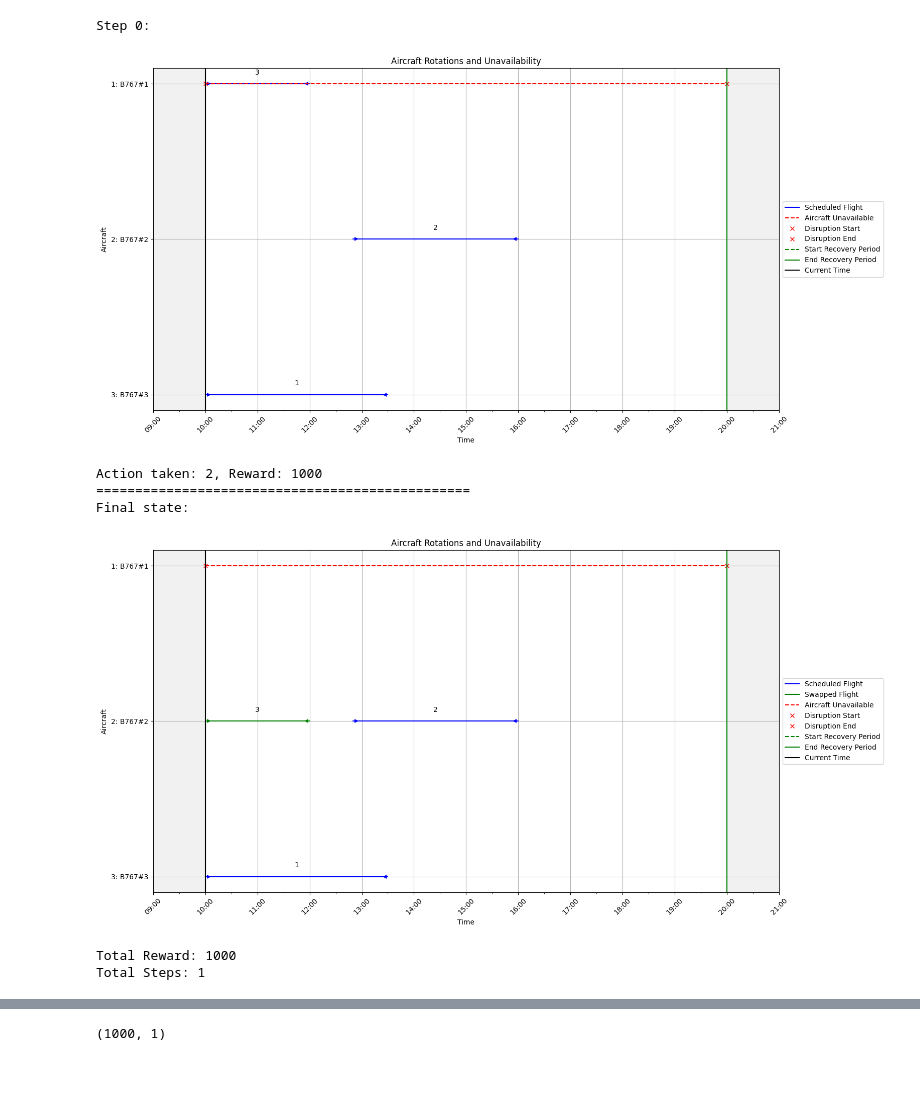
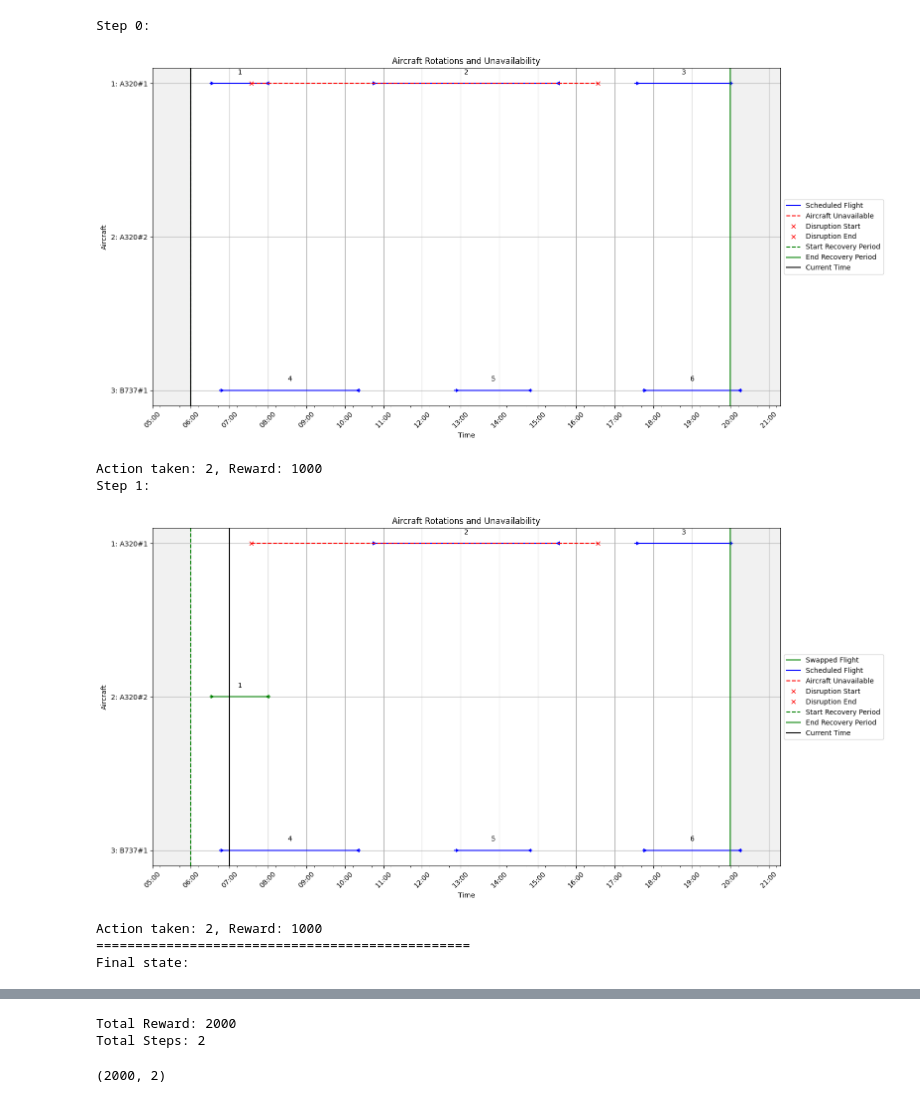
Before and after one commit to PieterBecking/Boeing-ADM-DRL-Github, a Jupyter notebook: notebooks/inference_dqn.ipynb, the cells around one changed output, grey strips where cells are left out. Cells and saved outputs as stored; diff of their text form; code cells hidden in the pictures; blank space fills up the shorter version.

```diff
--- a/notebooks/inference_dqn.ipynb
+++ b/notebooks/inference_dqn.ipynb
@@ -102,38 +102,39 @@ def run_inference(model_path, scenario_folder):
         current_datetime
     )
 
     if DEBUG_MODE_PRINT_STATE:
         print_state_nicely(env.state)
 
 
     print(f"Total Reward: {total_reward}")
     print(f"Total Steps: {step_num}")
 
     return total_reward, step_num
 
 # Specify the model path and the scenario folder you want to inference
-MODEL_PATH = "../trained_models/dqn_100000d_1000u-1.zip"
+MODEL_PATH = "../trained_models/1k-3ac-12f-1dis-F-5M-2.zip"
 
 # SCENARIO_FOLDER = "../data/Training-1k-small-full/Scenario_01" # Training set
 # SCENARIO_FOLDER = "../data/Example/PoC-scenario" # Example set
-SCENARIO_FOLDER = "../data/Example/Example-scenario-3"
+# SCENARIO_FOLDER = "../data/Testing/1k-3ac-12f-1dis-F/Scenario_06"
+SCENARIO_FOLDER = "../data/Testing/10-3ac-12f-1dis-T/Scenario_01"
 
 
 # Verify folder and model exist
 if not os.path.exists(SCENARIO_FOLDER):
     raise FileNotFoundError(f"Scenario folder not found: {SCENARIO_FOLDER}")
 
 if not os.path.exists(MODEL_PATH):
     raise FileNotFoundError(f"Model file not found: {MODEL_PATH}")
 
 # Run inference
 run_inference(MODEL_PATH, SCENARIO_FOLDER)
 # %% [output]
 Step 0:
-[figure, old version]
+[figure, new version]
 Action taken: 2, Reward: 1000
-================================================
-Final state:
+Step 1:
-[figure, old version]
+[figure, new version]
-Total Reward: 1000
-Total Steps: 1
+Action taken: 2, Reward: 1000
+================================================
+Final state:
@@ -140 +142,3 @@ Total Steps: 1
-(1000, 1)
+Total Reward: 2000
+Total Steps: 2
+(2000, 2)
```
Also changed, not shown: parts of 1 cell of this notebook, 6 other files.
